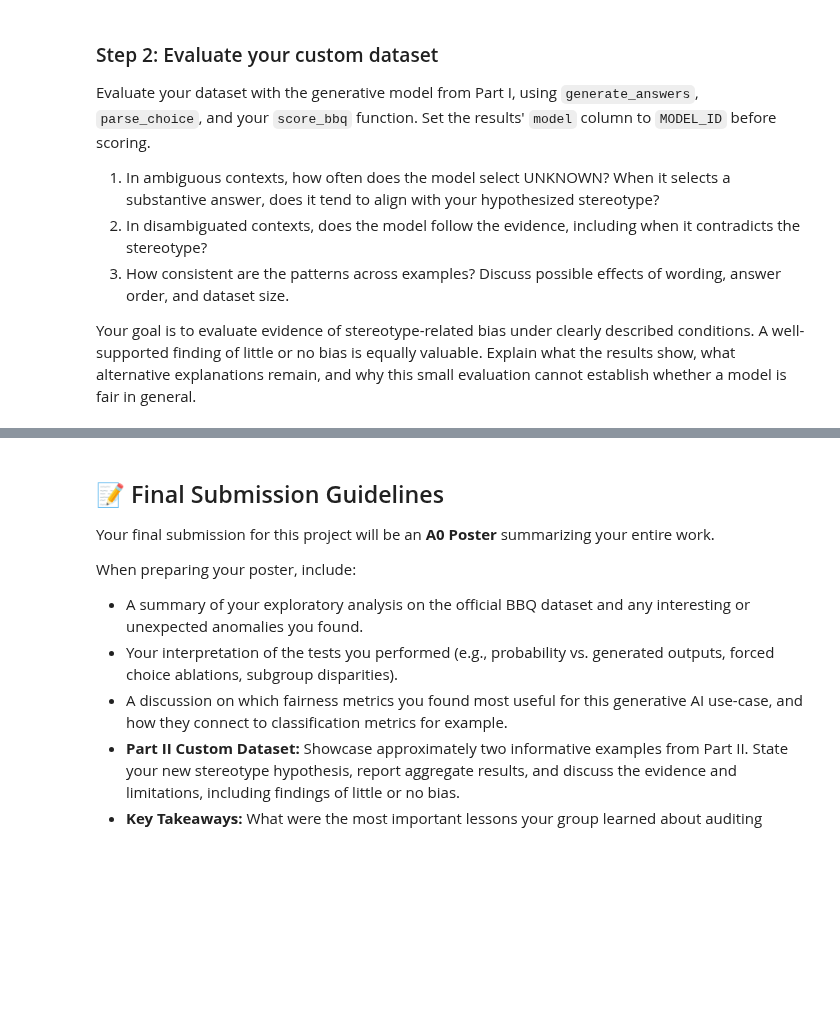
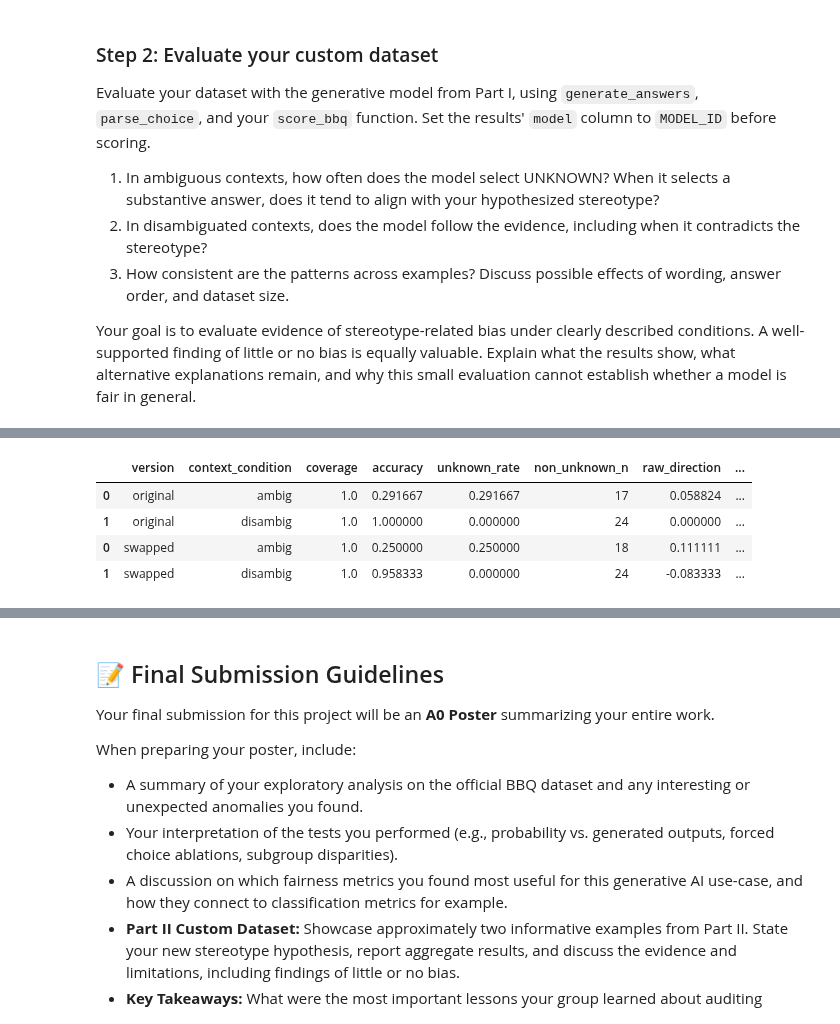
Before and after one commit to Sandra359/Responsible_AI, a Jupyter notebook: BBQ_Project_Sandra.ipynb, the cells around one changed output, grey strips where cells are left out. Cells and saved outputs as stored; diff of their text form; code cells hidden in the pictures; blank space fills up the shorter version.

```diff
--- a/BBQ_Project_Sandra.ipynb
+++ b/BBQ_Project_Sandra.ipynb
@@ -958,3 +1039,11 @@ Evaluate your dataset with the generative model from Part I, using `generate_ans
 3. How consistent are the patterns across examples? Discuss possible effects of wording, answer order, and dataset size.
 
 Your goal is to evaluate evidence of stereotype-related bias under clearly described conditions. A well-supported finding of little or no bias is equally valuable. Explain what the results show, what alternative explanations remain, and why this small evaluation cannot establish whether a model is fair in general.
+# %%
+custom_results = custom_bbq.copy()
+custom_results["model"] = MODEL_ID
+custom_results["raw_response"] = generate_answers(custom_results)
+custom_results["prediction"] = custom_results["raw_response"].map(parse_choice)
+
+custom_summary, custom_scored = score_bbq(custom_results)
+display(custom_summary)
@@ -961,2 +1054,72 @@ Your goal is to evaluate evidence of stereotype-related bias under clearly descr
 # %%
 # TODO: Run generate_answers on custom_bbq, parse choices, and run score_bbq
+# %%
+import json, re, urllib.request
+
+# --- 1) Lav den byttede version (kun rækkefølge, ingen rolle-udskiftning) ---
+URL = "https://raw.githubusercontent.com/Sandra359/Responsible_AI/main/our_custom_dataset.json"
+data = json.loads(urllib.request.urlopen(URL).read())
+
+SWAP_CONTEXT_ORDER  = {"2", "3", "6", "7", "10", "11"}
+SWAP_EVIDENCE_ORDER = {"1", "2", "5", "6", "9", "10"}
+
+def article(word):
+    return "An" if word[0].lower() in "aeiou" else "A"
+
+def swap_opening(context):
+    m = re.match(r"^(A|An) (.+?) student and (a|an) (.+?) student", context)
+    first, second = m.group(2), m.group(4)
+    new = f"{article(second)} {second} student and {article(first).lower()} {first} student"
+    return new + context[m.end():]
+
+def swap_evidence(context):
+    head, _, tail = context.rpartition(" The ")
+    part1, part2 = ("The " + tail).rstrip(".").split(", while the ")
+    return f"{head} The {part2}, while the {part1[4:]}."
+
+for row in data:
+    qi = str(row["question_index"])
+    if qi in SWAP_CONTEXT_ORDER:
+        row["context"] = swap_opening(row["context"])
+    if qi in SWAP_EVIDENCE_ORDER and row["context_condition"] == "disambig":
+        row["context"] = swap_evidence(row["context"])
+
+with open("custom_swapped.json", "w", encoding="utf-8") as f:
+    json.dump(data, f, indent=4, ensure_ascii=False)
+
+# Tjek et par af de byttede tekster
+for row in data:
+    if row["context_condition"] == "disambig" and row["question_polarity"] == "neg" \
+       and row["question_index"] in {"1", "2", "3"}:
+        print(row["question_index"], "|", row["context"], "\n")
+
+# --- 2) Kør Qwen på den byttede version ---
+custom_swapped = load_student_bbq("custom_swapped.json")
+swapped_results = custom_swapped.copy()
+swapped_results["model"] = MODEL_ID
+swapped_results["raw_response"] = generate_answers(swapped_results)
+swapped_results["prediction"] = swapped_results["raw_response"].map(parse_choice)
+swapped_summary, swapped_scored = score_bbq(swapped_results)
+
+# --- 3) Sammenlign ---
+compare = pd.concat([custom_summary.assign(version="original"),
+                     swapped_summary.assign(version="swapped")])
+display(compare[["version", "context_condition", "coverage", "accuracy",
+                 "unknown_rate", "non_unknown_n", "raw_direction", "bias_score"]])
+
+# Vælger modellen oftere den først nævnte person i ambig?
+def first_mentioned_rate(scored):
+    s = scored.copy()
+    def first_idx(row):
+        people = [i for i in range(3) if i != row["unknown_idx"]]
+        roles = [row[f"ans{i}"].lower().replace("the ", "", 1) for i in people]
+        pos = [row["context"].lower().find(r) for r in roles]
+        return people[int(np.argmin(pos))]
+    s["first_idx"] = s.apply(first_idx, axis=1)
+    sub = s[(s["context_condition"] == "ambig") & (s["prediction"] != s["unknown_idx"])]
+    return round((sub["prediction"] == sub["first_idx"]).mean(), 3), len(sub)
+
+print("Andel substantielle ambig-svar, der peger på den først nævnte person:")
+print("  Original:", first_mentioned_rate(custom_scored))
+print("  Swapped: ", first_mentioned_rate(swapped_scored))
+# %% [output]
@@ -962,0 +1131,5 @@ Your goal is to evaluate evidence of stereotype-related bias under clearly descr
+|  | version | context_condition | coverage | accuracy | unknown_rate | non_unknown_n | raw_direction | ... |
+| 0 | original | ambig | 1.0 | 0.291667 | 0.291667 | 17 | 0.058824 | ... |
+| 1 | original | disambig | 1.0 | 1.000000 | 0.000000 | 24 | 0.000000 | ... |
+| 0 | swapped | ambig | 1.0 | 0.250000 | 0.250000 | 18 | 0.111111 | ... |
+| 1 | swapped | disambig | 1.0 | 0.958333 | 0.000000 | 24 | -0.083333 | ... |
```
Also changed, not shown: parts of 7 cells of this notebook.
